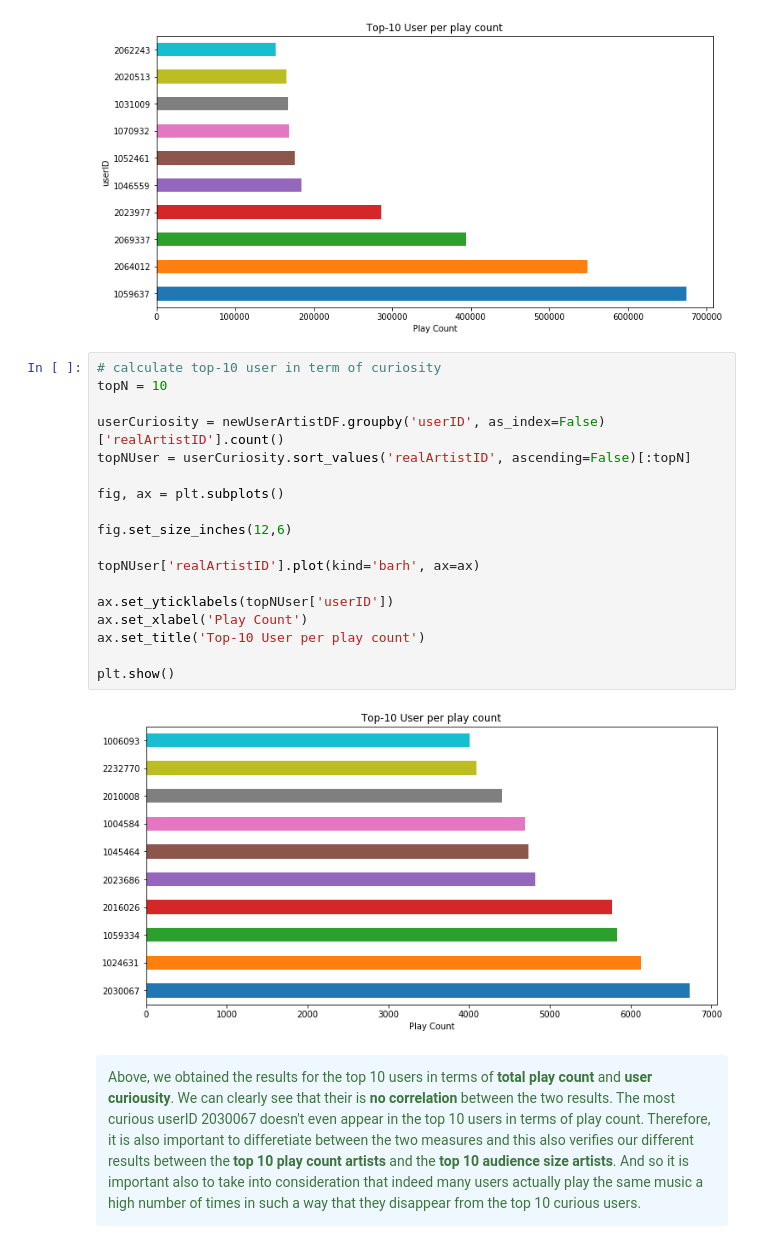
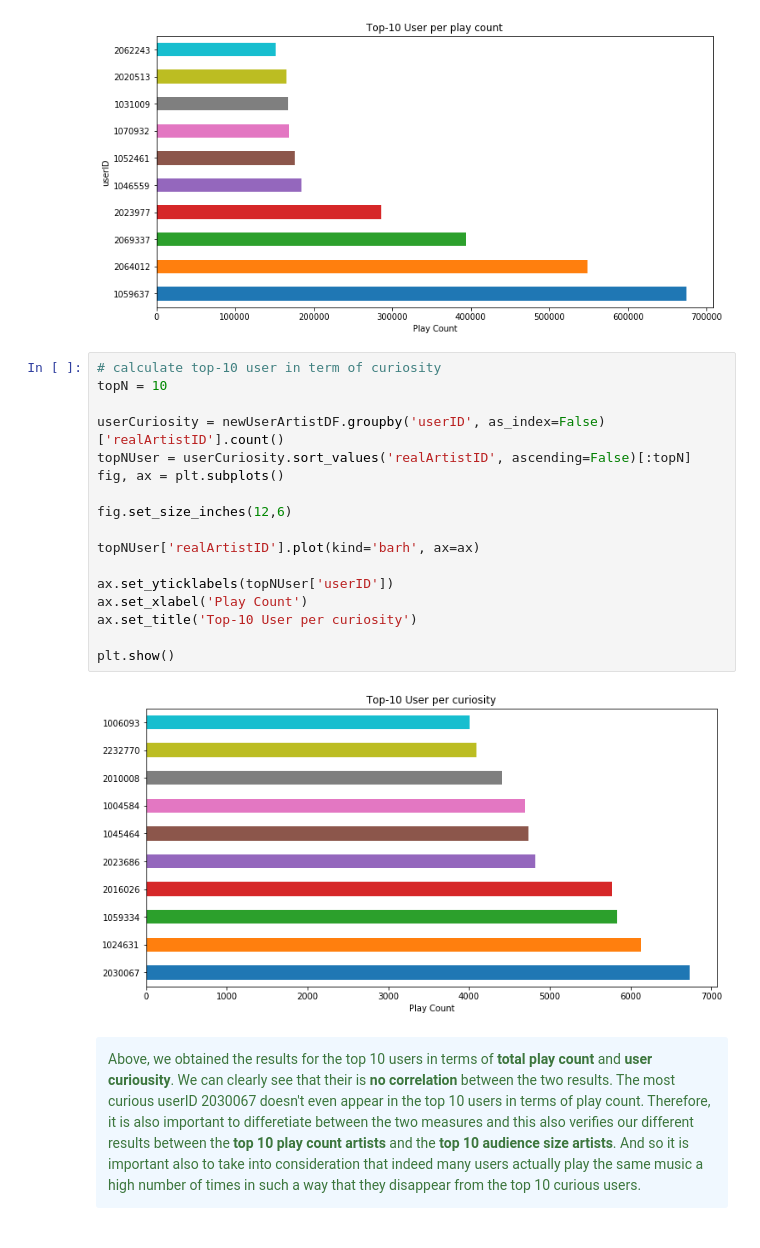
Before and after one commit to kandakji/Implicit-Feedback-Music-Recommender-System, a Jupyter notebook: RecSys-public.ipynb, the cells around one changed output. Cells and saved outputs as stored; diff of their text form.

Commit message:
plots added

```diff
--- a/RecSys-public.ipynb
+++ b/RecSys-public.ipynb
@@ -779,23 +779,22 @@ plt.show()
 # %%
 # calculate top-10 user in term of curiosity
 topN = 10
 
 userCuriosity = newUserArtistDF.groupby('userID', as_index=False)['realArtistID'].count()
 topNUser = userCuriosity.sort_values('realArtistID', ascending=False)[:topN]
-
 fig, ax = plt.subplots()
 
 fig.set_size_inches(12,6)
 
 topNUser['realArtistID'].plot(kind='barh', ax=ax)
 
 ax.set_yticklabels(topNUser['userID'])
 ax.set_xlabel('Play Count')
-ax.set_title('Top-10 User per play count')
+ax.set_title('Top-10 User per curiosity')
 
 plt.show()
 # %% [output]
-[figure, old version]
+[figure, new version]
 # %% [markdown]
 <div class="alert alert-success" style="background-color: AliceBlue; border-color: CornflowerBlue ">
 Above, we obtained the results for the top 10 users in terms of <b>total play count</b> and <b>user curiousity</b>. We can clearly see that their is <b>no correlation</b> between the two results. The most curious userID 2030067 doesn't even appear in the top 10 users in terms of play count. Therefore, it is also important to differetiate between the two measures and this also verifies our different results between the <b>top 10 play count artists</b> and the <b>top 10 audience size artists</b>. And so it is important also to take into consideration that indeed many users actually play the same music a high number of times in such a way that they disappear from the top 10 curious users.
```
Also changed, not shown: parts of 6 cells of this notebook.
